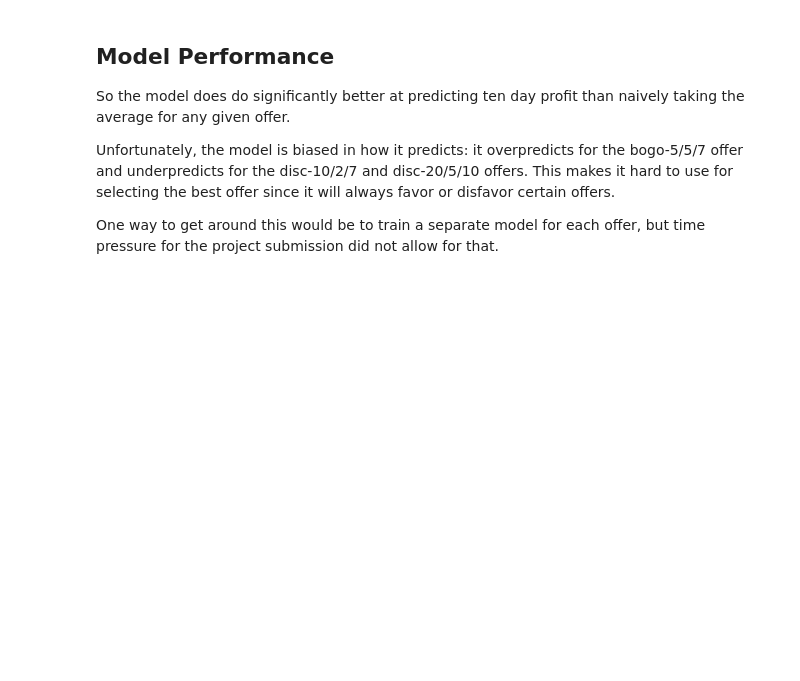
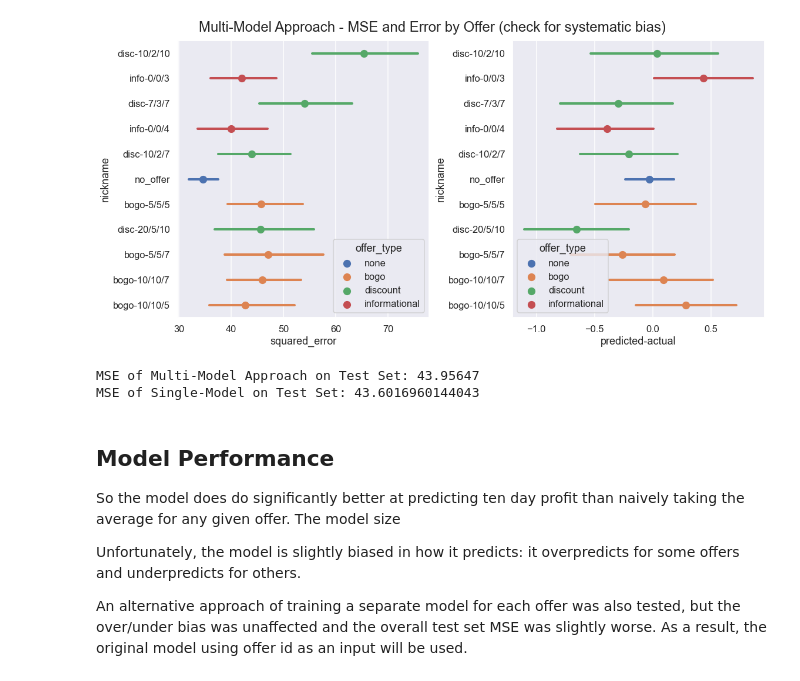
Before and after one commit to chapman-mcd/Starbucks_Sandbox, a Jupyter notebook: Sandbox_ML.ipynb, the cells around one changed output. Saved outputs shown, nothing was run; the diff lists cells and outputs as text; code cells hidden in the pictures; blank space fills up the shorter version.

```diff
--- a/Sandbox_ML.ipynb
+++ b/Sandbox_ML.ipynb
@@ -29,3 +29,4 @@ palette = sns.color_palette()
 offers_rev = pd.read_pickle('./data/offers_rev.pkl')
 profile_extended = pd.read_pickle('./data/profile_extended.pkl')
 portfolio_extended = pd.read_pickle('./data/portfolio_extended.pkl')
+portfolio = pd.read_pickle('./data/portfolio.pkl')
@@ -397,8 +558,47 @@ sns.pointplot(data=test_rev_result, x='predicted-actual', y='nickname', hue='off
+# %%
+# make predictions on the test set
+rev_results = []
+
+# iterate offers
+for offer in train_df.offer_id.unique().tolist():
+    # prep data for that specific offer
+    name = []
+    local = test_revenue[test_revenue.offer_id==offer]
+    tf_data = prepare_tensorflow_dataset(local, scalers, ['gender'], 'ten_day_profit_minus_reward', name).batch(32)
+    # generate predictions dataframe and add to list
+    result = predict_test_data(dict_models[offer], tf_data, name, scalers, activation=None)
+    result['offer_id'] = offer
+    rev_results.append(result)
+# %%
+# plot results for test set
+multi_model = pd.concat(rev_results, axis=0)
+multi_model['predicted-actual'] = multi_model.predictions - multi_model.labels
+multi_model['squared_error'] = multi_model['predicted-actual'] ** 2
+multi_model = pd.merge(multi_model, portfolio[['id', 'nickname', 'offer_type']],
+               left_on='offer_id', right_on='id', how='left')
+f, axs = plt.subplots(ncols=2, figsize=(16,8))
+axs = axs.flatten()
+sns.pointplot(data=multi_model, x='squared_error', y='nickname', hue='offer_type',
+              order=order_nickname, hue_order=order_offer_type, join=False, ax=axs[0]);
+sns.pointplot(data=multi_model, x='predicted-actual', y='nickname', hue='offer_type',
+              order=order_nickname, hue_order=order_offer_type, join=False, ax=axs[1])
+f.suptitle('Multi-Model Approach - MSE and Error by Offer (check for systematic bias)', fontsize=24)
+plt.tight_layout();
+plt.savefig('./images/multi_model_by_offer.png', dpi=600)
+# %% [output]
+[figure, added]
+# %%
+print('MSE of Multi-Model Approach on Test Set:',
+     tf.keras.metrics.mean_squared_error(multi_model.labels, multi_model.predictions).numpy())
+print('MSE of Single-Model on Test Set:', model_rev.evaluate(test_rev, verbose=0))
+# %% [output]
+MSE of Multi-Model Approach on Test Set: 43.95647
+MSE of Single-Model on Test Set: 43.6016960144043
 # %% [markdown]
 ## Model Performance
 
-So the model does do significantly better at predicting ten day profit than naively taking the average for any given offer.
+So the model does do significantly better at predicting ten day profit than naively taking the average for any given offer.  The model size
 
-Unfortunately, the model is biased in how it predicts: it overpredicts for the bogo-5/5/7 offer and underpredicts for the disc-10/2/7 and disc-20/5/10 offers.  This makes it hard to use for selecting the best offer since it will always favor or disfavor certain offers.
+Unfortunately, the model is slightly biased in how it predicts: it overpredicts for some offers and underpredicts for others.
 
-One way to get around this would be to train a separate model for each offer, but time pressure for the project submission did not allow for that.
+An alternative approach of training a separate model for each offer was also tested, but the over/under bias was unaffected and the overall test set MSE was slightly worse.  As a result, the original model using offer id as an input will be used.
```
Also changed, not shown: parts of 43 cells of this notebook, 24 other files.
